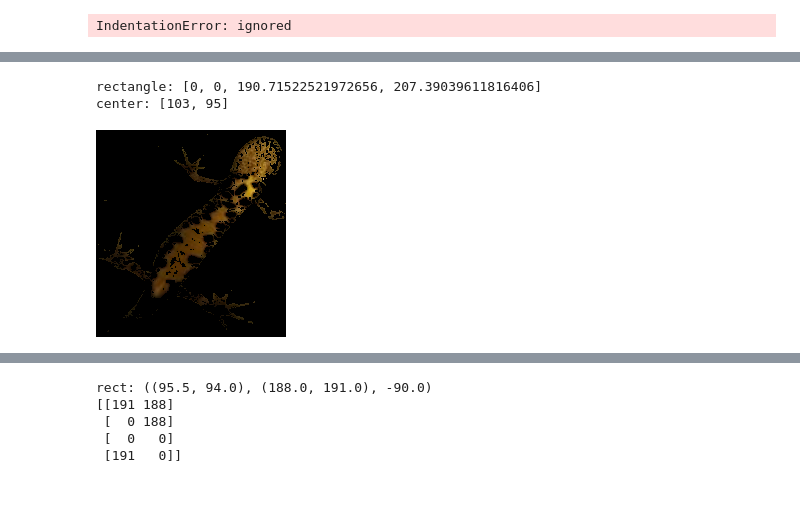
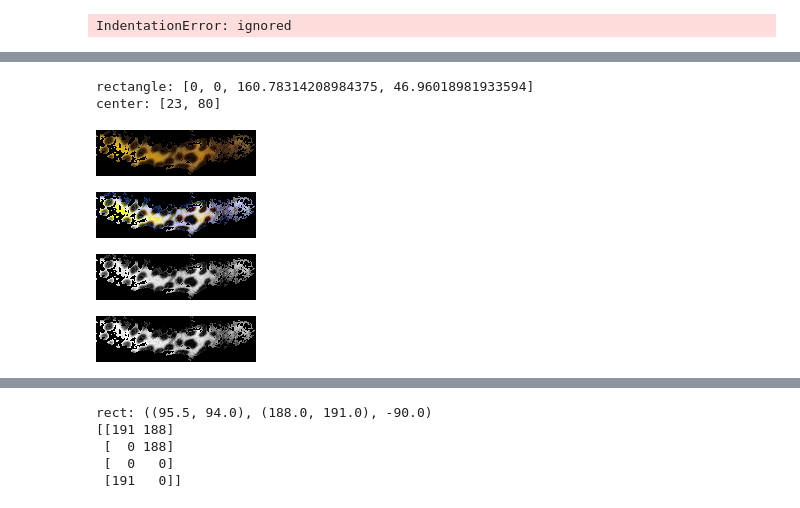
Before and after one commit to GuillaumeMagnette/Stage_Tritons, a Jupyter notebook: Image_processing2.ipynb, the cells around one changed output, grey strips where cells are left out. Cells and saved outputs as stored; diff of their text form; code cells hidden in the pictures.

```diff
--- a/Image_processing2.ipynb
+++ b/Image_processing2.ipynb
@@ -268,24 +272,31 @@ upper_yellow = np.array([60,255,250])
 # %%
 
 img_path = '/content/content/Stage/database/Bascha_P01_T01_K04_F_Adult_4173_20190330031615.jpg'
-img_path = '/content/content/Stage/database/Bascha_P01_T01_K10_M_20190509021141-18.jpg'
+#img_path = '/content/content/Stage/database/Bascha_P01_T01_K10_M_20190509021141-18.jpg'
 #img_path = '/content/content/Stage/database/Bascha_P01_T01_K03_M_Adult_4342_20190320161800.jpg'
 #img_path = '/content/content/Stage/database/Bascha_P01_T01_K03_M_Adult_4363_20190320183318.jpg'
-#img_path = '/content/content/Stage/database/Bascha_P01_T01_K14_M_Adult_1024_20190605213228.jpg'
+img_path = '/content/content/Stage/database/Bascha_P01_T01_K14_M_Adult_1024_20190605213228.jpg'
 #img_path = '/content/content/Stage/database/Bascha_P01_T01_K03_M_Adult_5242_20190321032200.jpg'
 #img_path = '/content/content/Stage/database/Bascha_P01_T01_K03_F_Adult_4274_20190319211855.jpg'
-img_path = '/content/content/Stage/database/Bascha_P01_T01_K14_M_Adult_1039_20190607040030.jpg'
-img_path = '/content/content/Stage/database/Bascha_P01_T02_K09_F_20190503153557-13.jpg'
-img_path = '/content/content/Stage/database/Bascha_P01_T01_K10_M_20190509004143-03.jpg'
+#img_path = '/content/content/Stage/database/Bascha_P01_T01_K14_M_Adult_1039_20190607040030.jpg'
 #img_path = '/content/content/Stage/database/Bascha_P01_T02_K07_F_20190418054024-15.jpg'
 #img_path = '/content/content/Stage/database/Bascha_P01_T01_K14_M_Adult_1039_20190607040030.jpg'
 #img_path = '/content/content/Stage/database/Bascha_P01_T02_K07_F_20190418025301-17.jpg'
-img_path = '/content/content/Stage/database/Bascha_P01_T05_K20_U_Larva_8359_20190717223645.jpg'
+#img_path = '/content/content/Stage/database/Bascha_P01_T05_K20_U_Larva_8359_20190717223645.jpg'
 #img_path = '/content/content/Stage/database/Bascha_P01_T05_K18_M_Adult_6164_20190703234211.jpg'
 #img_path = '/content/content/Stage/database/Bascha_P01_T01_K03_F_Adult_4331_20190320100505.jpg'
 
 img = cv2.imread(img_path)
 cv2_imshow(img)
+
+h,w=img.shape[0:2]
+
+base_size=h+20,w+20,3
+# make a 3 channel image for base which is slightly larger than target img
+base=np.zeros(base_size,dtype=np.uint8)
+cv2.rectangle(base,(0,0),(w+20,h+20),(255,255,255),30) # really thick white rectangle
+base[10:h+10,10:w+10]=img # this works
+img = base
 
 
 hls = cv2.cvtColor(img, cv2.COLOR_BGR2HLS)
@@ -461,35 +495,73 @@ rect: ((121.00000762939453, 65.5), (115.25839233398438, 236.88076782226562), -45
 # %%
 rectangle = [0,0,rect[1][0],rect[1][1]]
 print("rectangle: {}".format(rectangle))
 
-#center = [box[0][0]+box[1][0]+box[2][0]+box[3][0],box[0][1]+box[1][1]+box[2][1]+box[3][1]]
+center = [box[0][0]+box[1][0]+box[2][0]+box[3][0],box[0][1]+box[1][1]+box[2][1]+box[3][1]]
 center[0] = int(warped.shape[0]/2)
 center[1] = int(warped.shape[1]/2)
 print("center: {}".format(center))
 #mask = np.ones_like(warped[:,:,0], np.uint8)*cv2.GC_PR_BGD
 
-hls = cv2.cvtColor(warped, cv2.COLOR_RGB2HLS)
-lower_yellow = np.array([90,15,125])
-upper_yellow = np.array([110,255,250])
+#hls = cv2.cvtColor(warped, cv2.COLOR_RGB2HLS)
+hls = cv2.cvtColor(warped, cv2.COLOR_BGR2HLS)
+lower_yellow = np.array([10,15,97])
+upper_yellow = np.array([40,125,255])
 
+lower_black = np.array([0,0,30])
+upper_black = np.array([25,35,255])
+
+lower_black2 = np.array([160,0,30])
+upper_black2 = np.array([180,35,255])
 # Here we are defining range of yellow color in HSL
 # This creates a mask of yellow coloured
 # objects found in the frame.
-extracted = cv2.inRange(hls, lower_yellow, upper_yellow)
+mask = cv2.inRange(hls, lower_yellow, upper_yellow)
+mask_b = cv2.inRange(hls, lower_black, upper_black)
+mask_b2 = cv2.inRange(hls, lower_black2, upper_black2)
+
+mask_total = mask_b2+mask_b+mask
+# The bitwise and of the frame and mask is done so
+# that only the blue coloured objects are highlighted
+# and stored in res
+#res = cv2.bitwise_or()
+#res = cv2.bitwise_and(img,img, mask= mask)
+# Here we are defining range of yellow color in HSL
+# This creates a mask of yellow coloured
+# objects found in the frame.
+#extracted = cv2.inRange(hls, lower_yellow, upper_yellow)
 mask = np.ones_like(warped[:,:,0], np.uint8)
-mask[extracted == 0] = 0
-mask[extracted == 255] = 1
+mask[mask_total == 0] = 0
+mask[mask_total == 255] = 1
 #mask[center[1]-10:center[1]+10,center[0]-10:center[0]+10]=1
 #print(mask[center[1],center[0]])
 bgdModel = np.zeros((1,65),np.float64)
 fgdModel = np.zeros((1,65),np.float64)
 #cv2_imshow(mask)
 cv2.grabCut(warped,mask,rectangle,bgdModel,fgdModel,2,cv2.GC_INIT_WITH_MASK)
 mask2 = np.where((mask==2)|(mask==0),0,1).astype('uint8')
 img_cut = warped*mask2[:,:,np.newaxis]
 
 cv2_imshow(img_cut)
 # %% [output]
-rectangle: [0, 0, 190.71522521972656, 207.39039611816406]
-center: [103, 95]
+rectangle: [0, 0, 160.78314208984375, 46.96018981933594]
+center: [23, 80]
-[figure, old version]
+[figure, new version]
+# %%
+img0 = cv2.equalizeHist(img_cut[:,:,0])
+img1 = cv2.equalizeHist(img_cut[:,:,1])
+img2 = cv2.equalizeHist(img_cut[:,:,2])
+img_cut[:,:,0] = img0
+img_cut[:,:,1] = img1
+img_cut[:,:,2] = img2
+
+cv2_imshow(img_cut)
+
+img2_gray = cv2.cvtColor(img_cut, cv2.COLOR_BGR2GRAY)
+cv2_imshow(img2_gray)
+
+img2_gray = cv2.equalizeHist(img2_gray[:,:])
+cv2_imshow(img2_gray)
+# %% [output]
+[figure, added]
+[figure, added]
+[figure, added]
```
Also changed, not shown: parts of 10 cells of this notebook.
